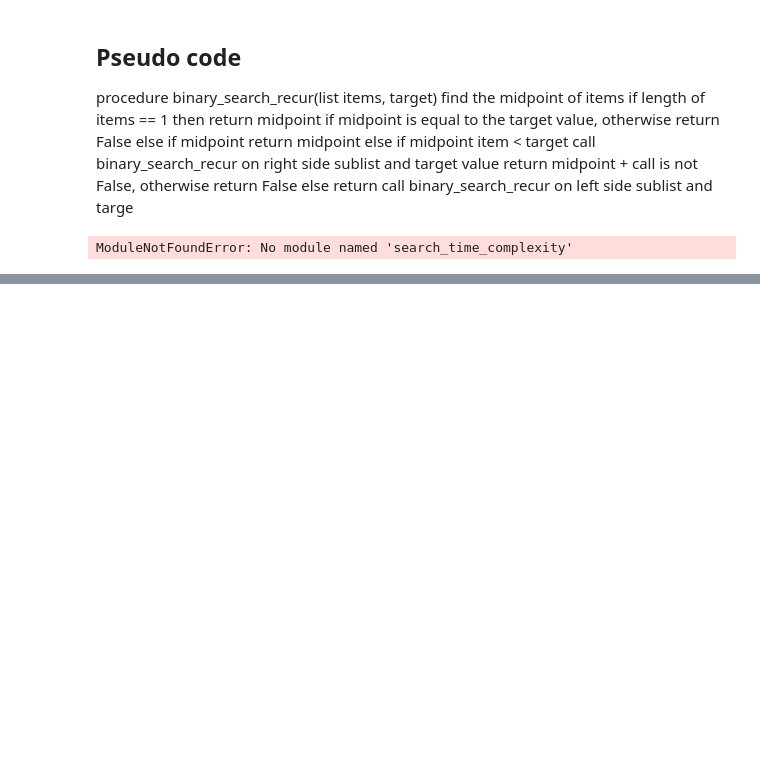
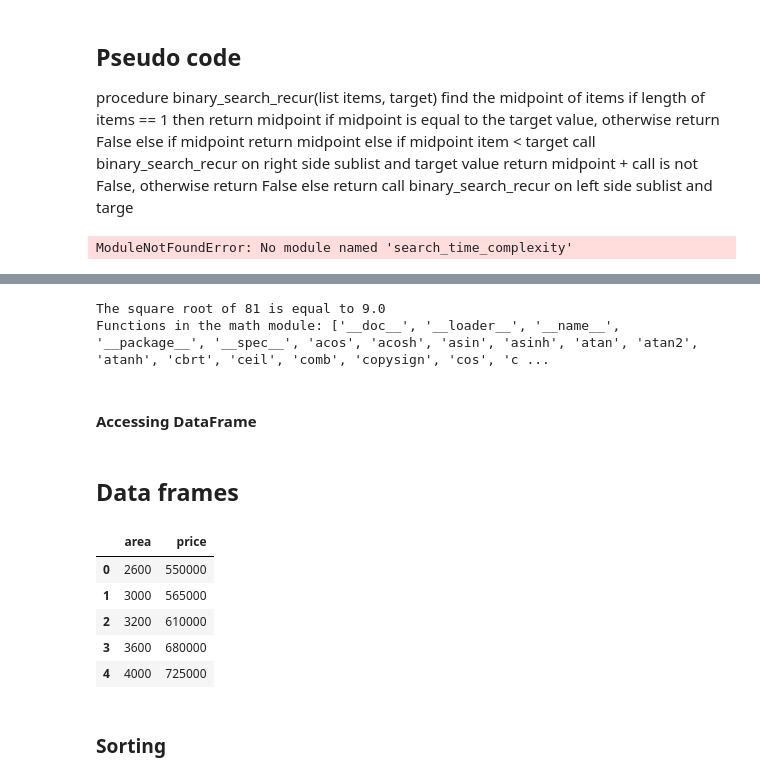
Before and after one commit to hendrybones/Daily-coding-refresher-code, a Jupyter notebook: Alx Python.ipynb, the cells around one changed output, grey strips where cells are left out. Cells and saved outputs as stored; diff of their text form; code cells hidden in the pictures; blank space fills up the shorter version.

```diff
--- a/Alx Python.ipynb
+++ b/Alx Python.ipynb
@@ -467,0 +548,16 @@ ModuleNotFoundError: No module named 'search_time_complexity'
+# %%
+# Import math module
+import math
+
+# Use the sqrt function in the math module
+x = math.sqrt(81)
+print('The square root of 81 is equal to {}'.format(x))
+
+# List all functions in math module
+list_all= dir(math)
+print('Functions in the math module: {}'.format(list_all))
+# %% [output]
+The square root of 81 is equal to 9.0
+Functions in the math module: ['__doc__', '__loader__', '__name__', '__package__', '__spec__', 'acos', 'acosh', 'asin', 'asinh', 'atan', 'atan2', 'atanh', 'cbrt', 'ceil', 'comb', 'copysign', 'cos', 'c ...
+# %% [markdown]
+#### Accessing DataFrame
@@ -467,0 +569,17 @@ ModuleNotFoundError: No module named 'search_time_complexity'
+# %% [markdown]
+## Data frames
+# %%
+import pandas as pd
+import numpy as np
+
+dt= pd.read_csv("homeprices.csv")
+dt.head()
+# %% [output]
+|  | area | price |
+| 0 | 2600 | 550000 |
+| 1 | 3000 | 565000 |
+| 2 | 3200 | 610000 |
+| 3 | 3600 | 680000 |
+| 4 | 4000 | 725000 |
+# %% [markdown]
+### Sorting
```
Also changed, not shown: parts of 51 cells of this notebook, 1 other file.
